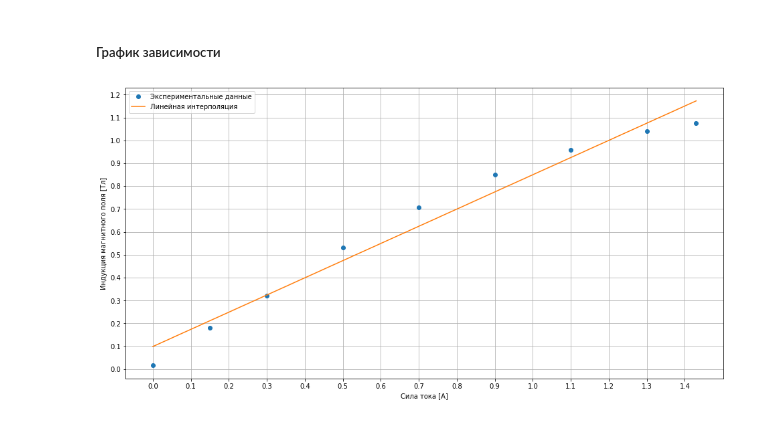
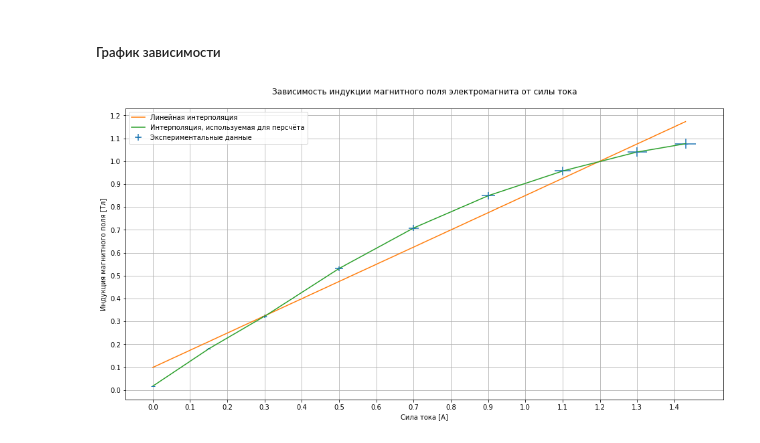
Before and after one commit to ShmakovVladimir/Labs, a Jupyter notebook: Электричество и Магнетизм/Эффект Холла/main.ipynb, the cells around one changed output. Drawn from its saved outputs; the diff is of its cells as text; code cells hidden in the pictures.

```diff
--- a/Электричество и Магнетизм/Эффект Холла/main.ipynb
+++ b/Электричество и Магнетизм/Эффект Холла/main.ipynb
@@ -36,6 +39,7 @@ data_magnet
 ##### Линейная интерполяция зависимости
 # %%
 MNK_magnet_data = linregress(data_magnet['I'].to_numpy(),data_magnet['B'].to_numpy())
+MagnetDataInterp = interp1d(data_magnet['I'].to_numpy(),data_magnet['B'].to_numpy(),kind = 'slinear')
 printLineCoefficients(MNK_magnet_data)
 # %% [output]
 Коэффициент a: 0.7510430546524396 +/- 0.04898187759433301
@@ -45,18 +49,25 @@ printLineCoefficients(MNK_magnet_data)
 # %%
 xLine = np.linspace(min(data_magnet.I),max(data_magnet.I),1000)
 yLine = MNK_magnet_data.slope*xLine+MNK_magnet_data.intercept
+yInterp = MagnetDataInterp(xLine)
 
 fig,ax = plt.subplots(figsize = (16,8))
-plt.plot(data_magnet['I'].to_numpy(),data_magnet['B'].to_numpy(),'o',label = 'Экспериментальные данные')
+plt.errorbar(data_magnet['I'].to_numpy(),
+            data_magnet['B'].to_numpy(),
+            xerr = 0.02*data_magnet['I'].to_numpy(),
+            yerr = 0.02*data_magnet['B'].to_numpy(),
+            fmt='_',
+            label = 'Экспериментальные данные')
 plt.plot(xLine,yLine,label = r'Линейная интерполяция')
+plt.plot(xLine,yInterp,label = r'Интерполяция, используемая для персчёта')
 
 plt.legend()
 plt.xlabel(r'Сила тока [А]')
 plt.ylabel(r'Индукция магнитного поля [Тл]')
 plt.grid()
 plt.xticks(np.arange(0,1.5,0.1))
 plt.yticks(np.arange(0,1.3,0.1))
 plt.title("Зависимость индукции магнитного поля электромагнита от силы тока\n")
 plt.show()
 # %% [output]
-[figure, old version]
+[figure, new version]
```
Also changed, not shown: parts of 16 cells of this notebook, 3 other files.
